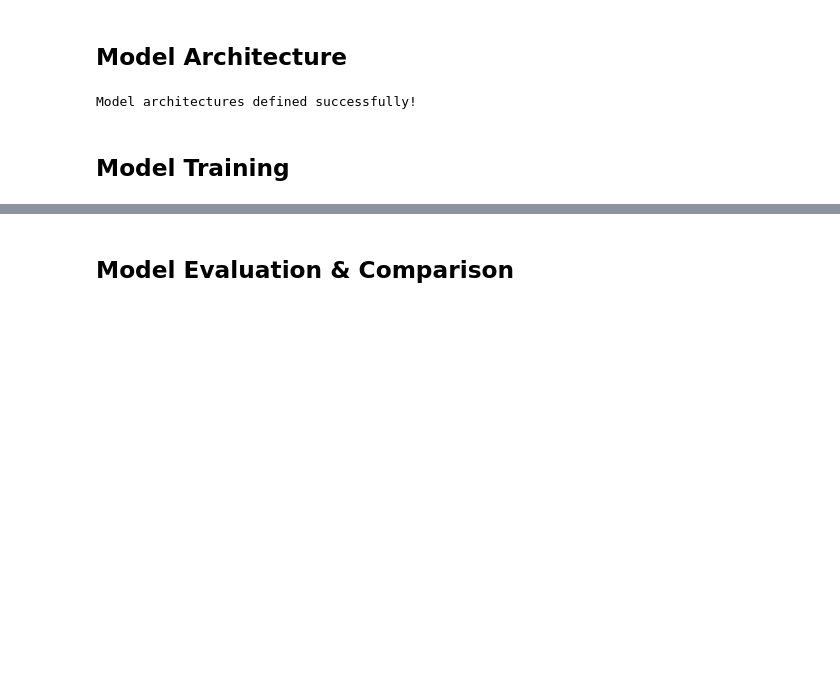
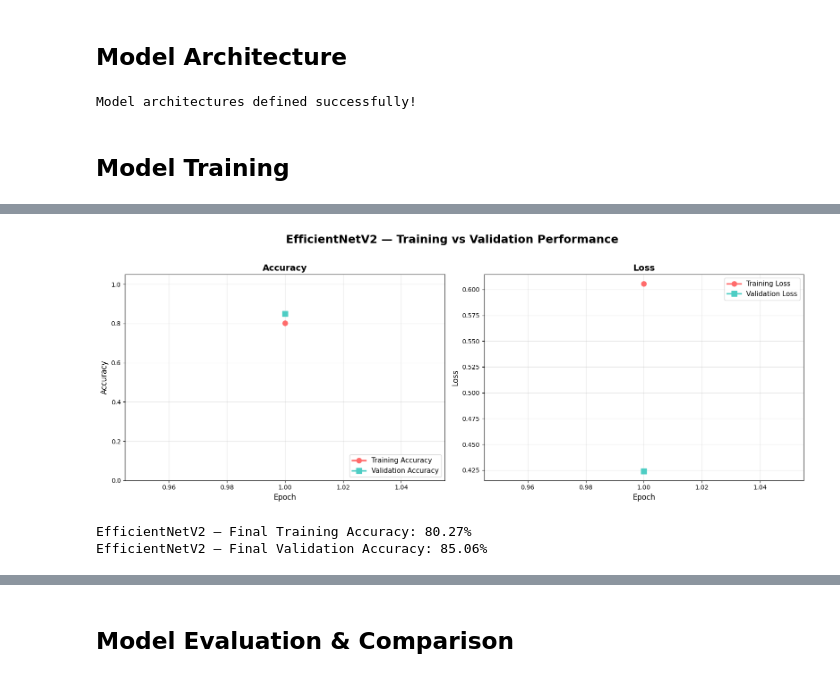
Before and after one commit to programmersazid/BrainTumorVision-2026, a Jupyter notebook: EfficientNetV2_InceptionV3_Models_usingWith_deepLearning.ipynb, the cells around one changed output, grey strips where cells are left out. Drawn from its saved outputs; the diff is of its cells as text; code cells hidden in the pictures; blank space fills up the shorter version.

Commit message:
Add Training vs Validation Accuracy/Loss graphs for both models and Combined Comparison chart

```diff
--- a/EfficientNetV2_InceptionV3_Models_usingWith_deepLearning.ipynb
+++ b/EfficientNetV2_InceptionV3_Models_usingWith_deepLearning.ipynb
@@ -293,0 +268,36 @@ InceptionV3 model saved to models/inception_v3.h5
+# %%
+# ========== EfficientNetV2: Training vs Validation Accuracy & Loss ==========
+
+fig, axes = plt.subplots(1, 2, figsize=(16, 6))
+fig.suptitle('EfficientNetV2 — Training vs Validation Performance', fontsize=18, fontweight='bold', y=1.02)
+
+epochs_range = range(1, len(eff_history.history['accuracy']) + 1)
+
+# Accuracy subplot
+axes[0].plot(epochs_range, eff_history.history['accuracy'], 'o-', color='#FF6B6B', linewidth=2.5, markersize=8, label='Training Accuracy')
+axes[0].plot(epochs_range, eff_history.history['val_accuracy'], 's-', color='#4ECDC4', linewidth=2.5, markersize=8, label='Validation Accuracy')
+axes[0].set_title('Accuracy', fontsize=14, fontweight='bold')
+axes[0].set_xlabel('Epoch', fontsize=12)
+axes[0].set_ylabel('Accuracy', fontsize=12)
+axes[0].legend(fontsize=11, loc='lower right')
+axes[0].grid(True, alpha=0.3)
+axes[0].set_ylim([0, 1.05])
+
+# Loss subplot
+axes[1].plot(epochs_range, eff_history.history['loss'], 'o-', color='#FF6B6B', linewidth=2.5, markersize=8, label='Training Loss')
+axes[1].plot(epochs_range, eff_history.history['val_loss'], 's-', color='#4ECDC4', linewidth=2.5, markersize=8, label='Validation Loss')
+axes[1].set_title('Loss', fontsize=14, fontweight='bold')
+axes[1].set_xlabel('Epoch', fontsize=12)
+axes[1].set_ylabel('Loss', fontsize=12)
+axes[1].legend(fontsize=11, loc='upper right')
+axes[1].grid(True, alpha=0.3)
+
+plt.tight_layout()
+plt.show()
+
+print(f"EfficientNetV2 — Final Training Accuracy: {eff_history.history['accuracy'][-1]*100:.2f}%")
+print(f"EfficientNetV2 — Final Validation Accuracy: {eff_history.history['val_accuracy'][-1]*100:.2f}%")
+# %% [output]
+[figure, added]
+EfficientNetV2 — Final Training Accuracy: 80.27%
+EfficientNetV2 — Final Validation Accuracy: 85.06%
```
Also changed, not shown: parts of 11 cells of this notebook.
